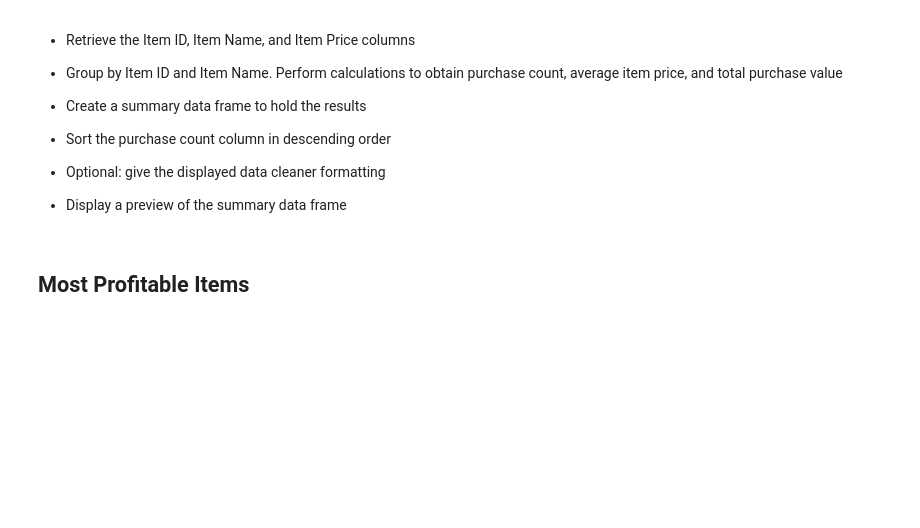
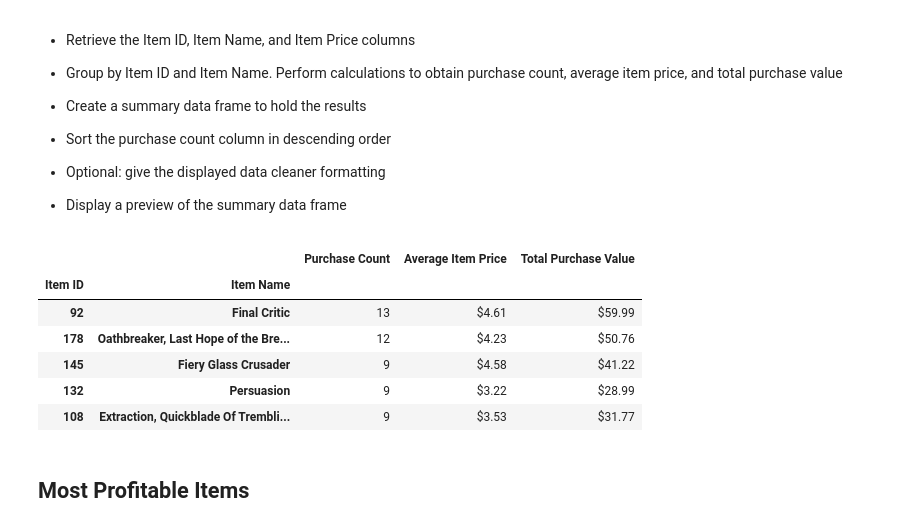
Before and after one commit to MuratCKoc/04.Pandas, a Jupyter notebook: HeroesOfPymoli/HeroesOfPymoli.ipynb, the cells around one changed output. Cells and saved outputs as stored; diff of their text form; code cells hidden in the pictures; blank space fills up the shorter version.

```diff
--- a/HeroesOfPymoli/HeroesOfPymoli.ipynb
+++ b/HeroesOfPymoli/HeroesOfPymoli.ipynb
@@ -313,6 +306,39 @@ top_spenders_df.head()
 
 
 * Display a preview of the summary data frame
+# %%
+# Retrieve the Item ID, Item Name, and Item Price columns
+popular_df = purchase_data[['Item ID', 'Item Name', 'Price']]
+popular_df.head()
+
+# Calculation
+total_purchase = popular_df.groupby(['Item ID','Item Name']).sum().Price.rename('Total Purchase Value')
+purchase_count = popular_df.groupby(['Item ID','Item Name']).count().Price.rename('Purchase Count')
+avg_item_price = popular_df.groupby(['Item ID','Item Name']).mean().Price.rename('Average Item Price')
+
+# Create a summary data frame to hold the results
+summary_df = pd.DataFrame({'Purchase Count': purchase_count,
+                          'Average Item Price': avg_item_price,
+                          'Total Purchase Value': total_purchase})
+
+# Sort the purchase count column in descending order
+summary_df_sorted = summary_df.sort_values(by='Purchase Count', ascending=False)
+
+# Give the displayed data cleaner formatting
+summary_df_sorted["Average Item Price"] = summary_df_sorted["Average Item Price"].map("${:,.2f}".format)
+summary_df_sorted["Total Purchase Value"] = summary_df_sorted["Total Purchase Value"].map("${:,.2f}".format)
+summary_df_sorted["Purchase Count"] = summary_df_sorted["Purchase Count"].map("{:,}".format)
+
+# Display a preview of the summary data frame
+summary_df_sorted.head()
+# %% [output]
+|  |  | Purchase Count | Average Item Price | Total Purchase Value |
+| Item ID | Item Name |  |  |  |
+| 92 | Final Critic | 13 | $4.61 | $59.99 |
+| 178 | Oathbreaker, Last Hope of the Bre... | 12 | $4.23 | $50.76 |
+| 145 | Fiery Glass Crusader | 9 | $4.58 | $41.22 |
+| 132 | Persuasion | 9 | $3.22 | $28.99 |
+| 108 | Extraction, Quickblade Of Trembli... | 9 | $3.53 | $31.77 |
 # %% [markdown]
 ## Most Profitable Items
 # %% [markdown]
```
Also changed, not shown: parts of 4 cells of this notebook, 2 other files.
